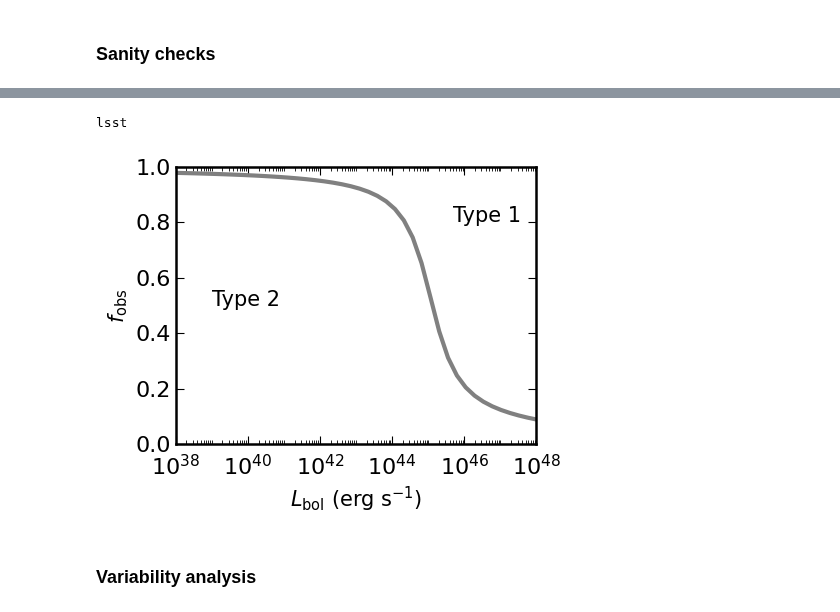
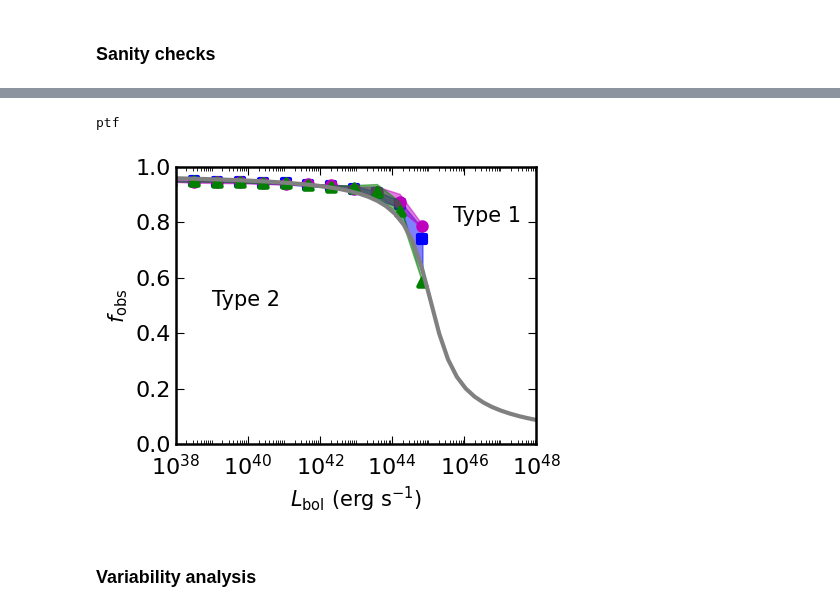
Before and after one commit to burke86/imbh_forecast, a Jupyter notebook: forecast.ipynb, the cells around one changed output, grey strips where cells are left out. Cells and saved outputs as stored; diff of their text form; code cells hidden in the pictures.

```diff
--- a/forecast.ipynb
+++ b/forecast.ipynb
@@ -364,5 +342,6 @@ if plot and etas[key] >= 1:
 # %% [markdown]
 ### Sample grid of SEDs
 # %%
-for key in keys:
-    models[key].sample_sed_grid(band=bands[key], save_fits=False, load_fits=True)
+if not load:
+    for key in keys:
+        models[key].sample_sed_grid(band=bands[key], save_fits=False, load_fits=True)
@@ -408,5 +381,8 @@ labels = {'ptf':fr'PTF ($R < {m_5["ptf"]}$; $z < {zmaxes["ptf"]}$)',
           'lsst':fr'LSST ($g < {m_5["lsst"]}$; $z < {zmaxes["lsst"]}$)',
           'des-sn':fr'DES-SN ($g < {m_5["des-sn"]}$; $z < {zmaxes["des-sn"]}$)'}
 # %%
-for key in keys:
-    models[key].sample_light_curves(t_obs[key], band=bands[key], m_5=m_5[key], SFinf_small=1e-8, pm_prec=pm_prec_model[key])
+if not load:
+    for key in keys:
+        # TODO: speed up using taofit?
+        models[key].sample_light_curves(t_obs[key], band=bands[key],m_5=m_5[key],
+                                        SFinf_small=1e-8, pm_prec=pm_prec_model[key])
@@ -429,4 +388,0 @@ Calculating observed variability significance
-# %%
-import pickle
-with open(os.path.join(models[key].workdir, f'pars_lsst.pkl'), 'wb') as f:
-    pickle.dump(models[key].pars, f)
@@ -435,3 +391,7 @@ with open(os.path.join(models[key].workdir, f'pars_lsst.pkl'), 'wb') as f:
+# %%
+if not load:
+    for key in keys:
+        models[key].save(survey=key)
 # %% [markdown]
 LSST:
 # %% [markdown]
@@ -767,23 +712,21 @@ fig.tight_layout()
 from model import lambda_obs
 import matplotlib
 
-def plot_obs(j=0):
+def plot_obs(j=0, n_bin_min=5):
 
     fig, ax = plt.subplots(1, 1, figsize=(5, 4))
-
-    n_bin_min = 5
 
     L_bol_eval = np.logspace(36, 48)
     L_bol_ = np.logspace(36, 48, nbins)
 
-    ax.semilogx(L_bol_eval, lambda_obs(L_bol_eval, randomize=False), color='gray', lw=3)
+    ax.semilogx(L_bol_eval, 0.98*lambda_obs(L_bol_eval, randomize=False), color='gray', lw=3)
 
     for k, key in enumerate(keys):
 
         print(key)
 
         band = bands[key]
-        seed_keys = list(pars[key]['seed_dict'].keys())
+        seed_keys = list(pars[key]['seed_keys'])
         nbootstrap = pars[key]['nbootstrap']
 
         for i, seed in enumerate(seed_keys):
@@ -792,7 +735,7 @@ def plot_obs(j=0):
 
             ndraw_dim = int(np.max(pars[key]['ndraws']))
 
-            f = np.zeros([nbootstrap, len(L_bol_)-1])
+            f = np.full([nbootstrap, len(L_bol_)-1], np.nan)
 
             for j in range(nbootstrap):
 
@@ -802,51 +745,53 @@ def plot_obs(j=0):
                 mask_nan = L_bol_draw > 0
 
                 # Compute fraction
-                bin_ct, bin_edges, _ = st.binned_statistic(L_bol_draw[mask_nan & (L_band>0)], L_bol_draw[mask_nan & (L_band>0)], 'count', bins=L_bol_)
-                bin_tot, bin_edges, _ = st.binned_statistic(L_bol_draw[mask_nan], L_bol_draw[mask_nan], 'count', bins=L_bol_)
-                f[j,:] = 1 - bin_ct/bin_tot
+                bin_ct, bin_edges, _ = st.binned_statistic(L_bol_draw[mask_nan & (L_band>0)],
+                                                           L_bol_draw[mask_nan & (L_band>0)], 'count', bins=L_bol_)
+                bin_tot, bin_edges, _ = st.binned_statistic(L_bol_draw[mask_nan], L_bol_draw[mask_nan],
+                                                            'count', bins=L_bol_)
+                mask = bin_ct > n_bin_min
+                f[j][mask] = 1 - bin_ct[mask]/bin_tot[mask]
 
             bin_width = (bin_edges[1] - bin_edges[0])
             bin_centers = bin_edges[1:] - bin_width/2
 
-            #f[:,np.count_nonzero(f, axis=0) < n_bin_min] = np.nan
-            f[:,bin_ct < n_bin_min] = np.nan
-            #ax.scatter(bin_centers, np.nanmedian(f, axis=0), zorder=0, lw=3, color=colors[i], marker=markers[i])
-            #ax.fill_between(bin_centers, np.nanpercentile(f, 84, axis=0), np.nanpercentile(f, 16, axis=0), zorder=0, color=colors[i], alpha=0.5)
+            ax.scatter(bin_centers, np.nanmedian(f, axis=0), zorder=0, lw=3, color=colors[seed], marker=markers[seed])
+            ax.fill_between(bin_centers, np.nanpercentile(f, 84, axis=0), np.nanpercentile(f, 16, axis=0),
+                            zorder=0, color=colors[seed], alpha=0.5)
 
 
     ax.text(0.1, 0.5, 'Type 2', transform=ax.transAxes)
     ax.text(0.77, 0.8, 'Type 1', transform=ax.transAxes)
 
 
     ax.set_xlim(1e38, 1e48)
     ax.set_ylim(0, 1)
     ax.set_ylabel(r'$f_{\rm{obs}}$')
     ax.set_xlabel(r'$L_{\rm{bol}}$ (erg s$^{-1}$)')
 
     ax.tick_params(axis='both', which='both', direction='in', labelsize=16)
     ax.tick_params(axis='both', which='major', length=6)
     ax.tick_params(axis='both', which='minor', length=3)
     ax.yaxis.set_ticks_position('both')
     ax.xaxis.set_ticks_position('both')
     ax.tick_params(axis='x', which='major', pad=7)
 
     #ax.tick_params(axis='x', which='both', direction='in', labelsize=12)
     locmaj = matplotlib.ticker.LogLocator(base=10,numticks=10)
     ax.xaxis.set_major_locator(locmaj)
     locmin = matplotlib.ticker.LogLocator(base=10.0,subs=(0.1,0.2,0.3,0.4,0.5,0.6,0.7,0.8,0.9),numticks=16)
     ax.xaxis.set_minor_locator(locmin)
     ax.xaxis.set_minor_formatter(matplotlib.ticker.NullFormatter())
 
 
     fig.tight_layout()
     fig.savefig('obs.pdf', dpi=300)
 
 
 plot_obs()
 # %% [output]
-lsst
+ptf
-[figure, old version]
+[figure, new version]
 # %% [markdown]
 ### Variability analysis
 # %%
```
Also changed, not shown: parts of 27 cells of this notebook, 1 other file.
